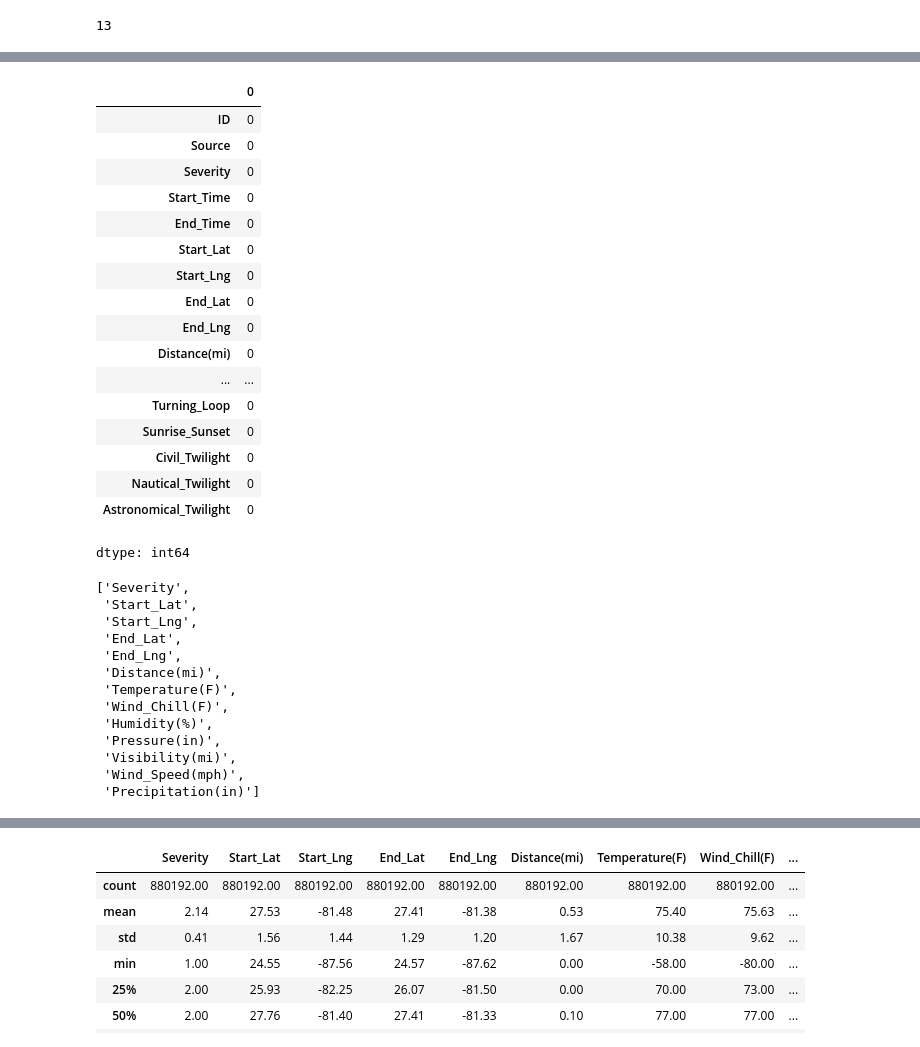
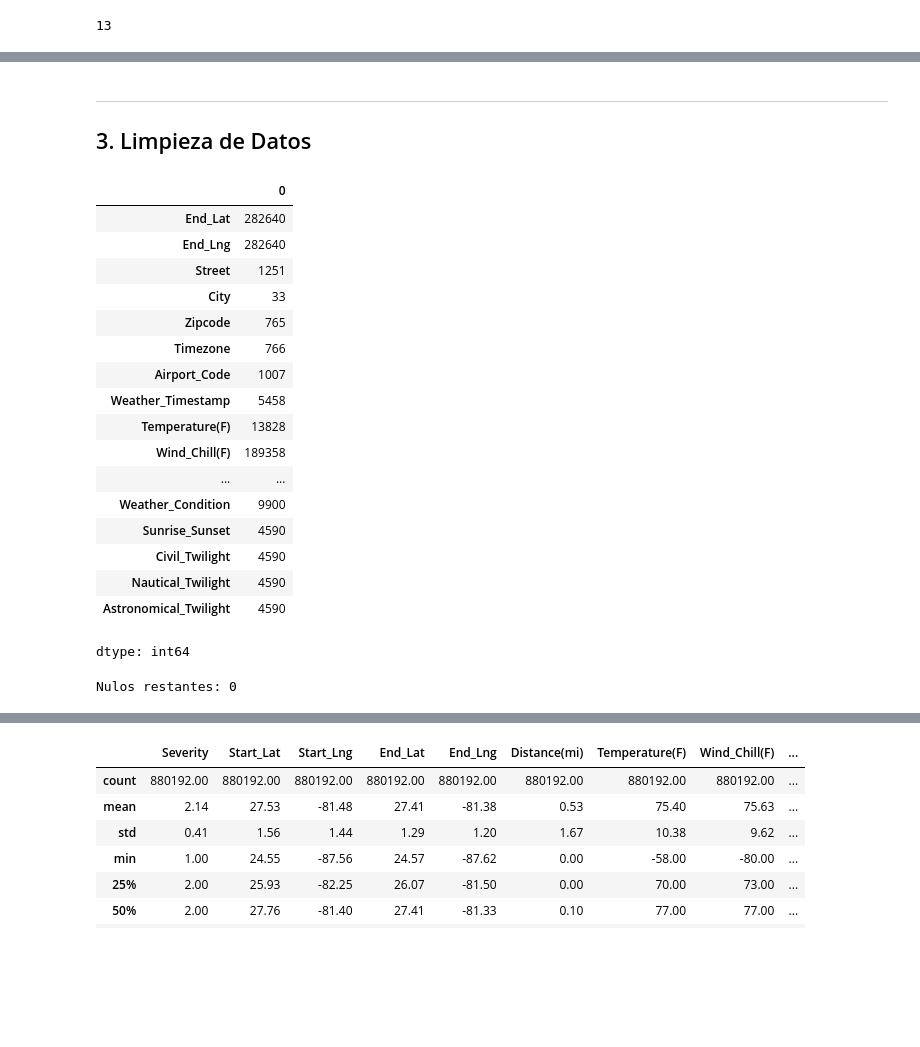
Before and after one commit to edegraciab/final_project, a Jupyter notebook: notebooks/04.EDA_FL_v2.ipynb, the cells around one changed output, grey strips where cells are left out. Saved outputs shown, nothing was run; the diff lists cells and outputs as text; code cells hidden in the pictures; blank space fills up the shorter version.

```diff
--- a/notebooks/04.EDA_FL_v2.ipynb
+++ b/notebooks/04.EDA_FL_v2.ipynb
@@ -88,43 +102,43 @@ dtype: object
+# %% [markdown]
+---
+## 3. Limpieza de Datos
 # %%
-# Identificamos si hay valores nulos en el dataset
-traffic_accidents_raw.isnull().sum()
+# Identificar valores nulos
 missing_values = traffic_accidents_raw.isnull().sum()
-
-missing_values
+missing_values[missing_values > 0]
 # %% [output]
 |  | 0 |
-| ID | 0 |
-| Source | 0 |
-| Severity | 0 |
-| Start_Time | 0 |
-| End_Time | 0 |
-| Start_Lat | 0 |
-| Start_Lng | 0 |
-| End_Lat | 0 |
-| End_Lng | 0 |
-| Distance(mi) | 0 |
+| End_Lat | 282640 |
+| End_Lng | 282640 |
+| Street | 1251 |
+| City | 33 |
+| Zipcode | 765 |
+| Timezone | 766 |
+| Airport_Code | 1007 |
+| Weather_Timestamp | 5458 |
+| Temperature(F) | 13828 |
+| Wind_Chill(F) | 189358 |
 | ... | ... |
-| Turning_Loop | 0 |
-| Sunrise_Sunset | 0 |
-| Civil_Twilight | 0 |
-| Nautical_Twilight | 0 |
-| Astronomical_Twilight | 0 |
+| Weather_Condition | 9900 |
+| Sunrise_Sunset | 4590 |
+| Civil_Twilight | 4590 |
+| Nautical_Twilight | 4590 |
+| Astronomical_Twilight | 4590 |
 dtype: int64
 # %%
-number_columns = traffic_accidents_raw.select_dtypes(include = np.number).columns.to_list()
-number_columns
+# Tratamiento de valores nulos
+# Numéricas → mediana | Categóricas → moda
+for col in number_columns:
+    traffic_accidents_raw[col] = traffic_accidents_raw[col].fillna(
+        traffic_accidents_raw[col].median()
+    )
+
+for col in categorical_columns:
+    traffic_accidents_raw[col] = traffic_accidents_raw[col].fillna(
+        traffic_accidents_raw[col].mode()[0]
+    )
+
+print(f"Nulos restantes: {traffic_accidents_raw.isnull().sum().sum()}")
 # %% [output]
-['Severity',
- 'Start_Lat',
- 'Start_Lng',
- 'End_Lat',
- 'End_Lng',
- 'Distance(mi)',
- 'Temperature(F)',
- 'Wind_Chill(F)',
- 'Humidity(%)',
- 'Pressure(in)',
- 'Visibility(mi)',
- 'Wind_Speed(mph)',
- 'Precipitation(in)']
+Nulos restantes: 0
 # %%
```
Also changed, not shown: parts of 61 cells of this notebook.
